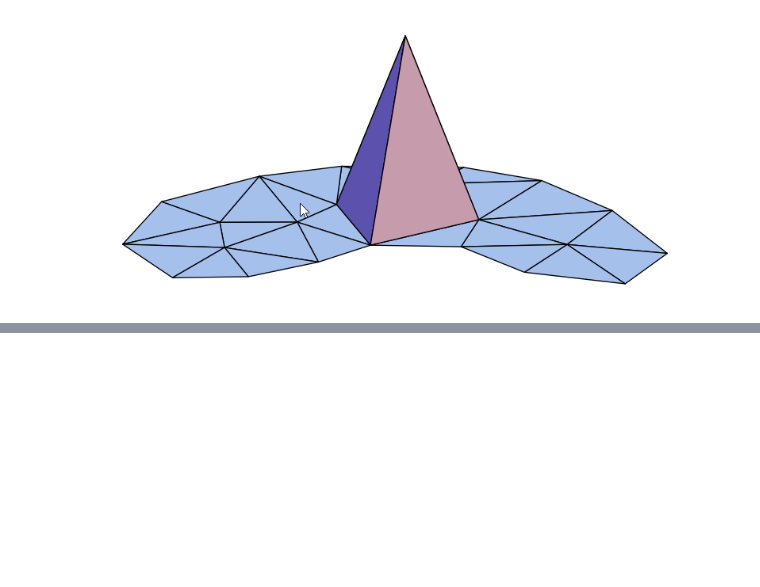
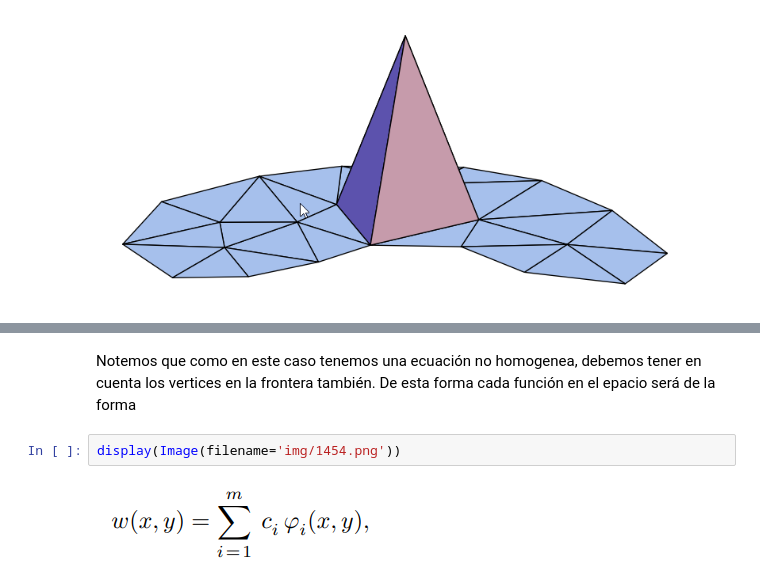
Before and after one commit to jl-tavera/FiniteElements, a Jupyter notebook: example_149.ipynb, the cells around one changed output, grey strips where cells are left out. Drawn from its saved outputs; the diff is of its cells as text; blank space fills up the shorter version.

```diff
--- a/example_149.ipynb
+++ b/example_149.ipynb
@@ -24,0 +33,8 @@ display(Image(filename='img/hat_3d.png'))
+# %% [markdown]
+Notemos que como en este caso tenemos una ecuación no homogenea, debemos tener en
+cuenta los vertices en la frontera también. De esta forma cada función en el epacio será de la
+forma
+# %%
+display(Image(filename='img/1454.png'))
+# %% [output]
+[figure, added]
```
Also changed, not shown: parts of 20 cells of this notebook, 8 other files.
